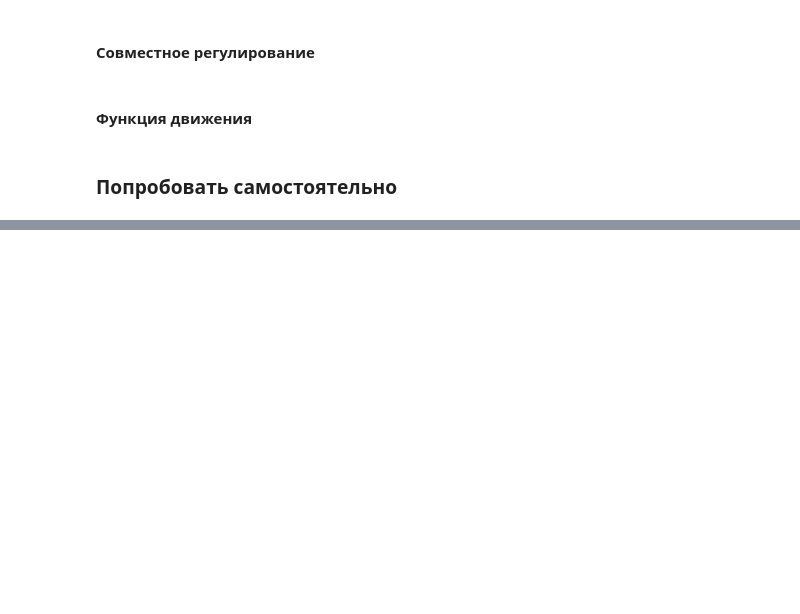
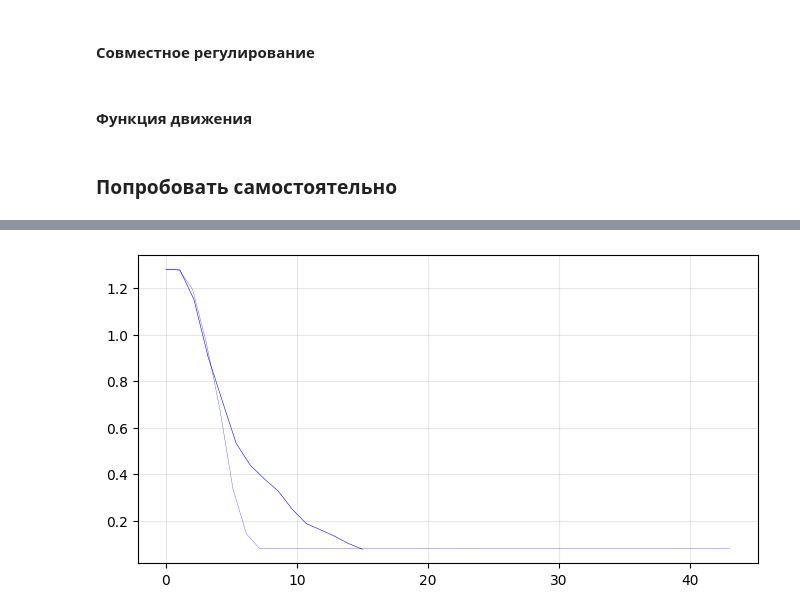
Before and after one commit to artemikk88/Mechatronic_Robototechnik, a Jupyter notebook: OMIR practic_1/practic_1.1.ipynb, the cells around one changed output, grey strips where cells are left out. Cells and saved outputs as stored; diff of their text form; code cells hidden in the pictures; blank space fills up the shorter version.

```diff
--- a/OMIR practic_1/practic_1.1.ipynb
+++ b/OMIR practic_1/practic_1.1.ipynb
@@ -745,9 +733,8 @@ try:
     def run_controller(target_pose, mode='PI', dt=0.05, timeout=10.0):
         stend.set_target_in_world(target_pose)
 
-        # Более мягкие коэффициенты (чтобы не было бешеного вращения у цели)
-        kp_a, ki_a, kd_a = 4.0, 0.20, 0.35
-        kp_d, ki_d, kd_d = 2.2, 0.25, 0.20
+        kp_a, ki_a, kd_a = 2.0, 0.20, 0.35
+        kp_d, ki_d, kd_d = 1.5, 0.25, 0.20
 
         i_a = 0.0
         i_d = 0.0
@@ -760,7 +747,7 @@ try:
             err_a = wrap_to_pi(np.arctan2(target_r[1], target_r[0]))
             err_d = np.hypot(target_r[0], target_r[1])
 
-            if err_d < 1.5:
+            if abs(err_d) < 1.5:
                 i_a += err_a * dt
                 i_d += err_d * dt
 
@@ -781,7 +768,7 @@ try:
                 u_w = kp_a * err_a + ki_a * i_a + kd_a * d_a
                 u_v = kp_d * err_d + ki_d * i_d + kd_d * d_d
 
-            if err_d < 0.12:
+            if abs(err_d) < 0.1:
                 u_v = 0.0
                 u_w = 0.8 * u_w
 
@@ -792,32 +779,33 @@ try:
 
             Log_graf.add(err_d)
 
-            if err_d < 0.03:
+            if abs(err_d) < 0.1:
                 err_o = wrap_to_pi(np.deg2rad(stend.get_target_in_robot()[2]))
                 if abs(err_o) < np.deg2rad(2.0):
                     break
 
             if (time.time() - t0) > timeout:
                 break
 
             time.sleep(dt)
 
         stend.set_wheels_vel([0, 0])
 
-    # Сравнение PI и PID
     for mode in ['PI', 'PID']:
         stend.TP_robot_in_world([0.0, 0.0, 0])
         stend.set_target_in_world([1.0, 0.8, 90])
         Log_graf.add_new()
         run_controller([1.0, 0.8, 90], mode=mode, timeout=10.0)
         time.sleep(0.6)
 
     Log_graf.show()
     time.sleep(1.5)
 
 except KeyboardInterrupt:
     stend.stop()
 
 finally:
     time.sleep(0.5)
     stend.stop()
+# %% [output]
+[figure, added]
```
Also changed, not shown: parts of 4 cells of this notebook, 1 other file.
